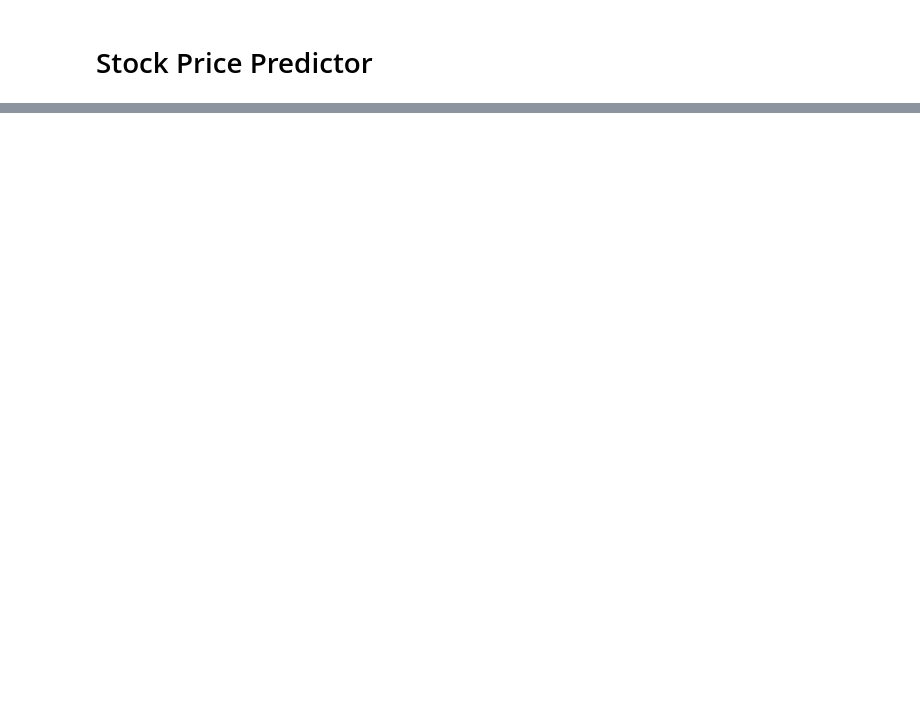
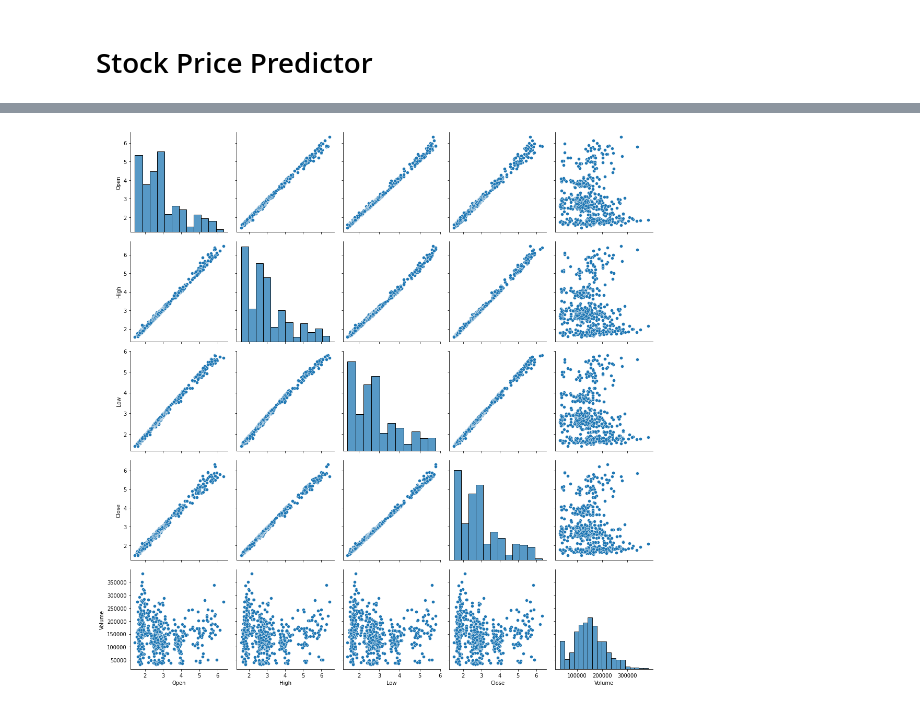
Before and after one commit to mart-anthony-stark/Machine-Learning-and-Deep-Learning, a Jupyter notebook: SPP_Research.ipynb, the cells around one changed output, grey strips where cells are left out. Cells and saved outputs as stored; diff of their text form; code cells hidden in the pictures; blank space fills up the shorter version.

Commit message:
Add: data visualization and training data

```diff
--- a/SPP_Research.ipynb
+++ b/SPP_Research.ipynb
@@ -32,3 +14,10 @@ import yfinance as yf
 import seaborn as sns
 import matplotlib.pyplot as plt
 %matplotlib inline
+# %%
+stocks = input("Enter stock code: ")
+data = yf.download(stocks, "2020-01-01", "2022-01-01", auto_adjust=True)
+data.head()
+# Facebook - FB2A.BE
+# Natural Gas - NG=F
+# USD/PHP - PHP=X
@@ -34,0 +65,5 @@ import matplotlib.pyplot as plt
+# %%
+sns.pairplot(data, height=3)
+plt.tight_layout()
+# %% [output]
+[figure, added]
```
Also changed, not shown: parts of 9 cells of this notebook.
